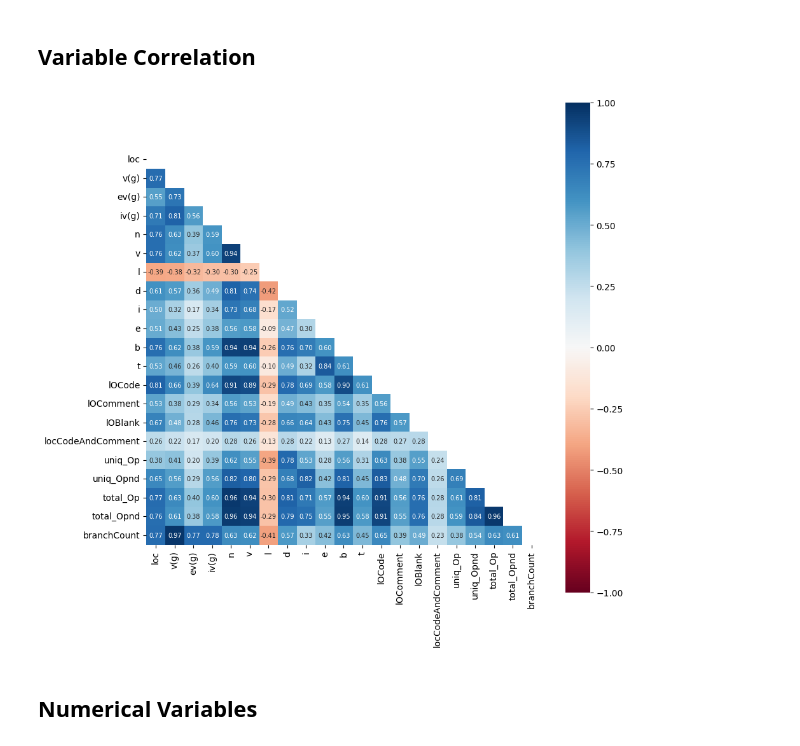
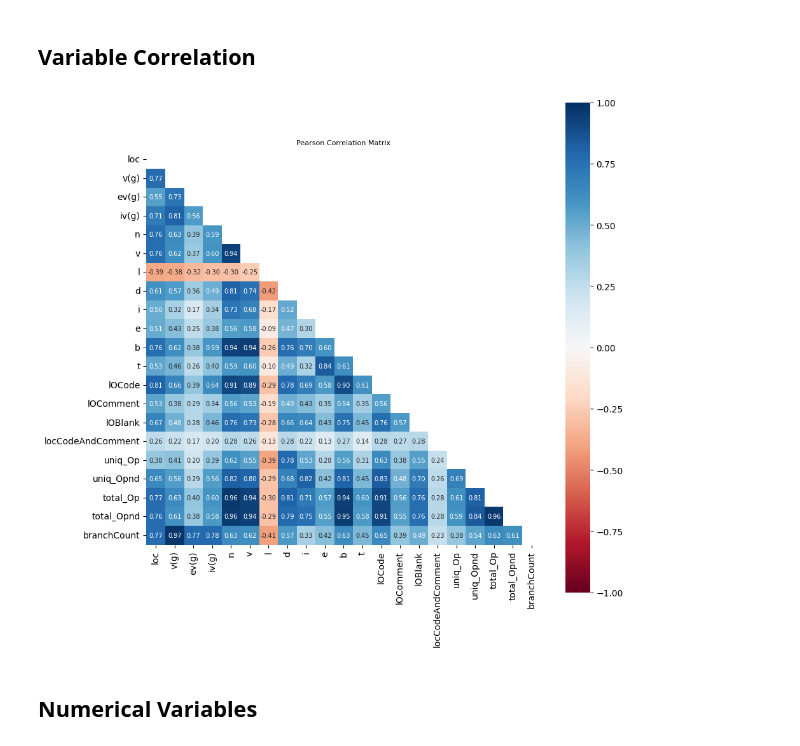
Before and after one commit to cheeweisoh/kaggle, a Jupyter notebook: tps/tps_3_23/eda2.ipynb, the cells around one changed output. Saved outputs shown, nothing was run; the diff lists cells and outputs as text; code cells hidden in the pictures.

```diff
--- a/tps/tps_3_23/eda2.ipynb
+++ b/tps/tps_3_23/eda2.ipynb
@@ -111,15 +277,16 @@ plt.show()
 # %% [markdown]
 ## Variable Correlation
 # %%
-df = pd.concat([train_df[test_df.columns].assign(source='train'), test_df.assign(source='test')], ignore_index=True)
+df = pd.concat([train_df[test_df.columns], test_df], ignore_index=True)
 df_corr = df.corr(method='pearson')
 mask = np.triu(np.ones_like(df_corr, dtype=bool))
 
 plt.figure(figsize=(10, 10))
 sns.heatmap(df_corr, mask=mask, annot=True, annot_kws={"size": 7}, fmt='.2f', cmap='RdBu', square=True, vmin=-1, vmax=1)
+plt.title('Pearson Correlation Matrix', fontsize=8)
 plt.show()
 # %% [output]
-[figure, old version]
+[figure, new version]
 # %% [markdown]
 ## Numerical Variables
 # %%
```
Also changed, not shown: parts of 19 cells of this notebook, 1 other file.
